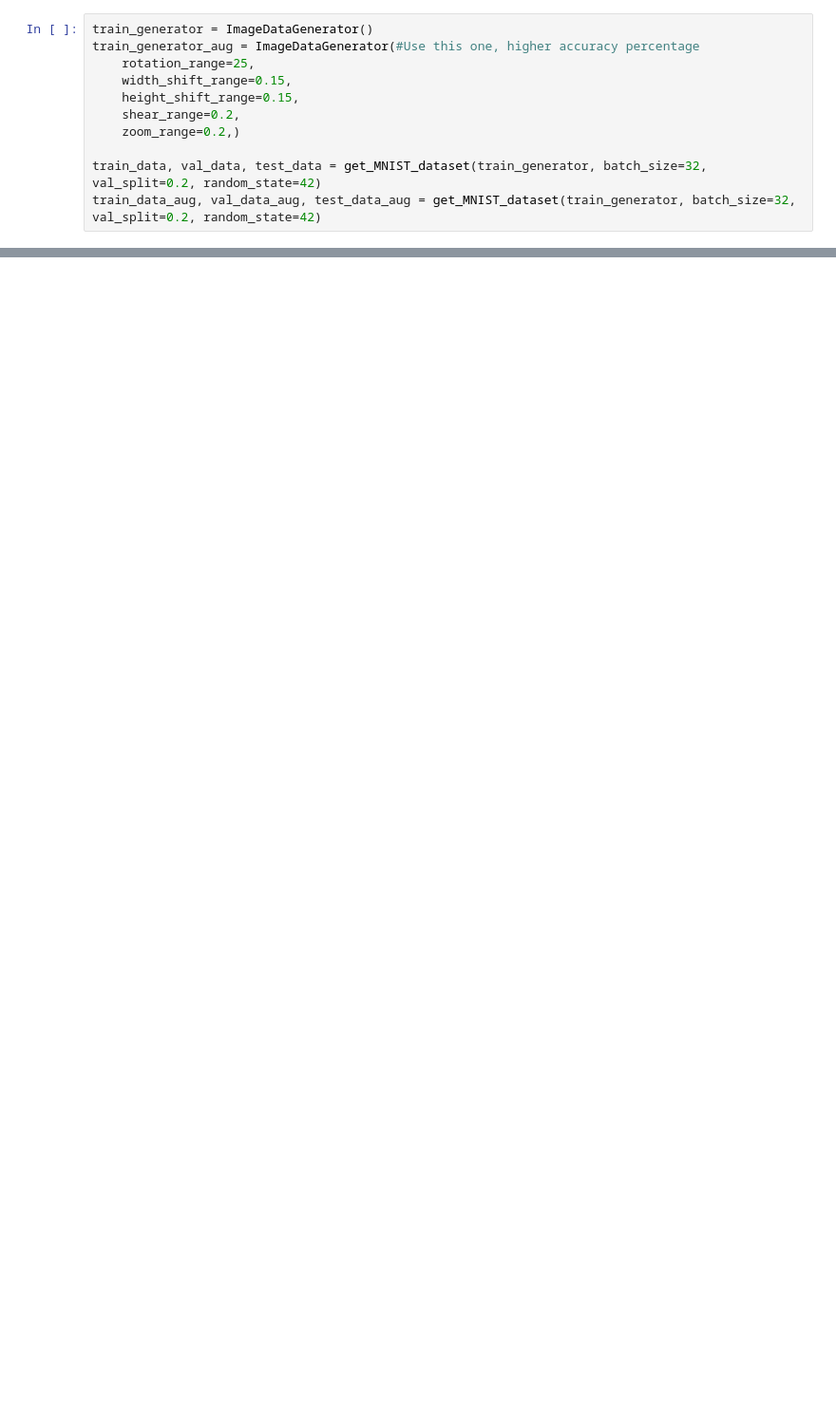
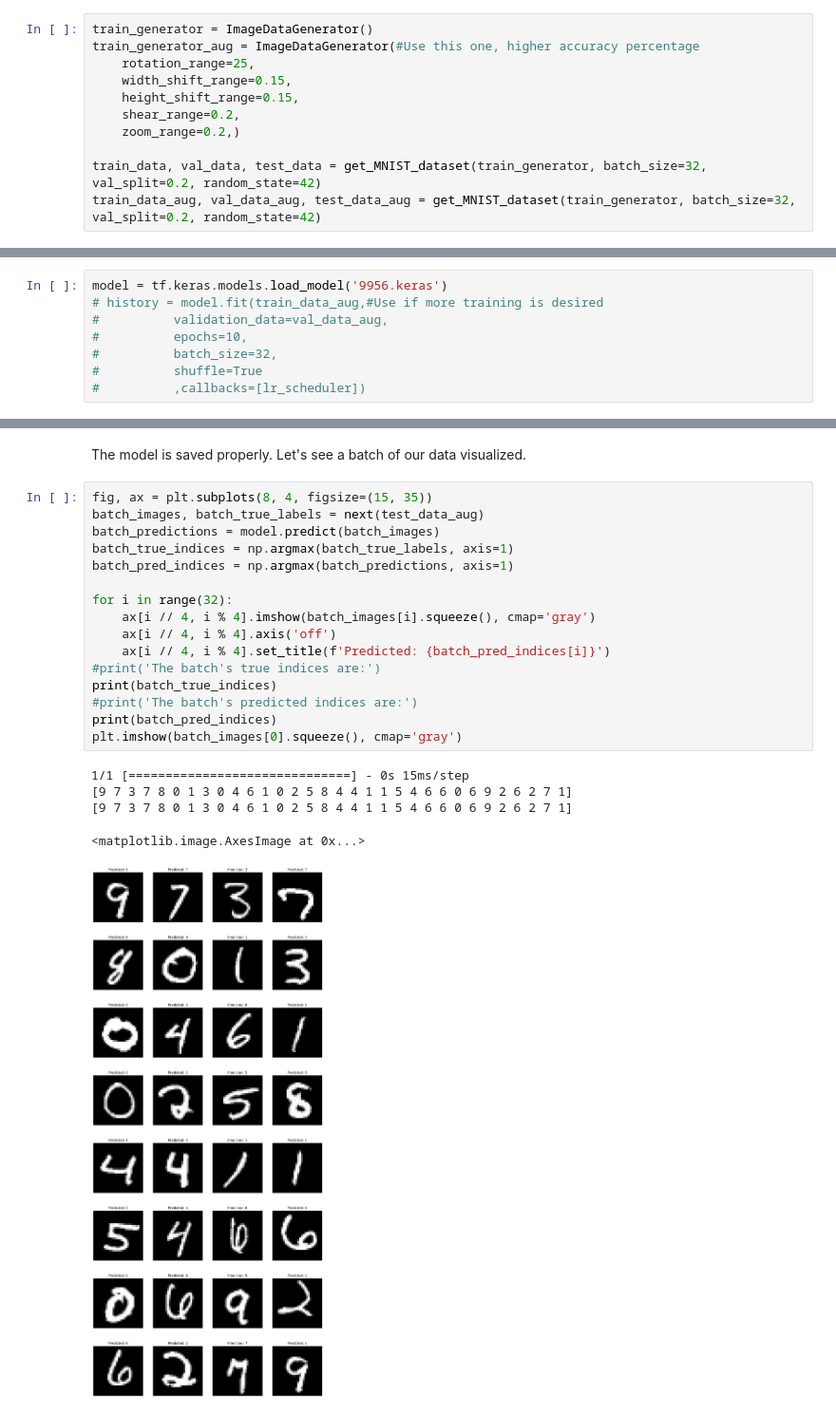
Before and after one commit to NicKylis/letter_recognition, a Jupyter notebook: main.ipynb, the cells around one changed output, grey strips where cells are left out. Shown at 95% size. Saved outputs shown, nothing was run; the diff lists cells and outputs as text; blank space fills up the shorter version.

Commit message:
Refined model and added batch visualisation

```diff
--- a/main.ipynb
+++ b/main.ipynb
@@ -154,0 +171,8 @@ model.save('best_weights.h5')
+# %%
+model = tf.keras.models.load_model('9956.keras')
+# history = model.fit(train_data_aug,#Use if more training is desired
+#          validation_data=val_data_aug,
+#          epochs=10,
+#          batch_size=32,
+#          shuffle=True
+#          ,callbacks=[lr_scheduler])
@@ -154,0 +189,24 @@ model.save('best_weights.h5')
+# %% [markdown]
+The model is saved properly. Let's see a batch of our data visualized.
+# %%
+fig, ax = plt.subplots(8, 4, figsize=(15, 35))
+batch_images, batch_true_labels = next(test_data_aug)
+batch_predictions = model.predict(batch_images)
+batch_true_indices = np.argmax(batch_true_labels, axis=1)
+batch_pred_indices = np.argmax(batch_predictions, axis=1)
+
+for i in range(32):
+    ax[i // 4, i % 4].imshow(batch_images[i].squeeze(), cmap='gray')
+    ax[i // 4, i % 4].axis('off')
+    ax[i // 4, i % 4].set_title(f'Predicted: {batch_pred_indices[i]}')
+#print('The batch's true indices are:')
+print(batch_true_indices)
+#print('The batch's predicted indices are:')
+print(batch_pred_indices)
+plt.imshow(batch_images[0].squeeze(), cmap='gray')
+# %% [output]
+1/1 [==============================] - 0s 15ms/step
+[9 7 3 7 8 0 1 3 0 4 6 1 0 2 5 8 4 4 1 1 5 4 6 6 0 6 9 2 6 2 7 1]
+[9 7 3 7 8 0 1 3 0 4 6 1 0 2 5 8 4 4 1 1 5 4 6 6 0 6 9 2 6 2 7 1]
+<matplotlib.image.AxesImage at 0x...>
+[figure, added]
```
Also changed, not shown: parts of 15 cells of this notebook, 1 other file.
